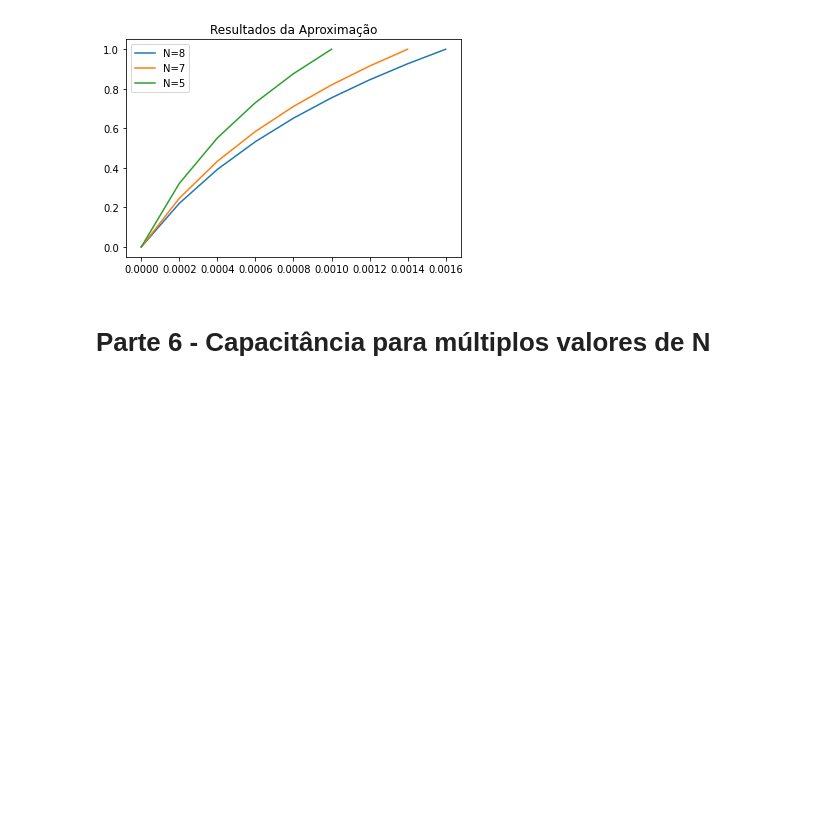
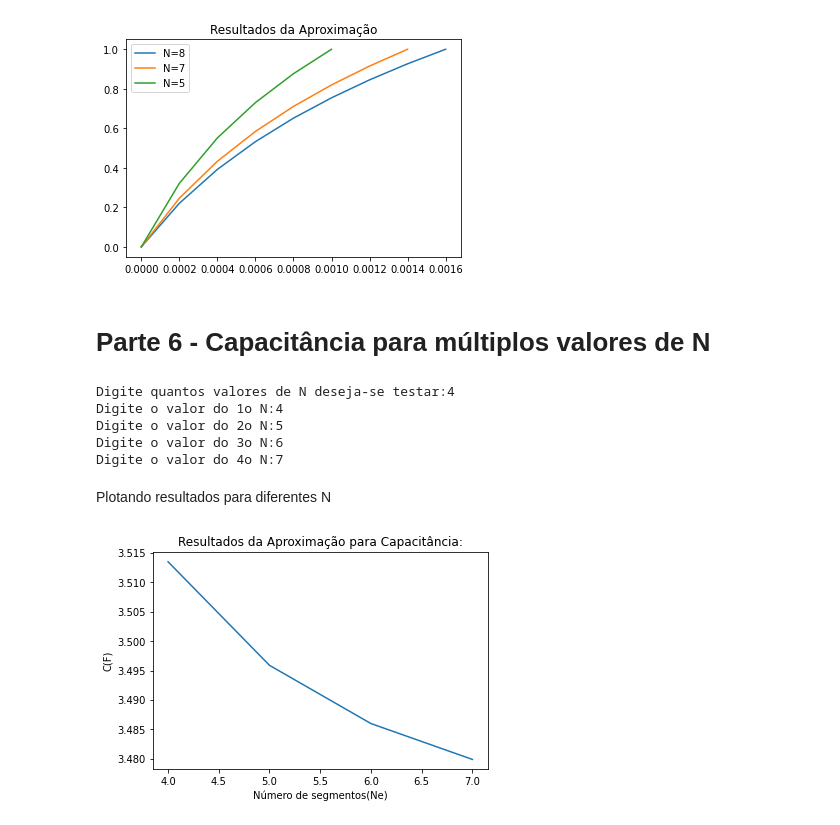
Before and after one commit to caio-mbarbosa/capacitor1Dsimulator, a Jupyter notebook: Capacitor1DSim.ipynb, the cells around one changed output. Cells and saved outputs as stored; diff of their text form; code cells hidden in the pictures; blank space fills up the shorter version.

Commit message:
incluido o cálculo da capacitância, 1a versão finalizado

```diff
--- a/Capacitor1DSim.ipynb
+++ b/Capacitor1DSim.ipynb
@@ -177,16 +177,16 @@ Logo, baseando se na fórmula demonstada anteriormente, posso calcula a capacit
 # %%
-#essa função sera usada para achar a capacitância de todos os pontos passados(pelo resultado dos métodos anteriores) e plotar ela
+#essa função sera usada para achar a capacitância de todos os segmentos juntos
 #de maneira semelhante à feita com as ddps dos nós, vou pegar o valor médio da função epsilon pra computar os valor do epsilon do segmento atual
-def acharCap(ddpsNos, epsilonR, L, le, d, i):
+def acharCap(Ne, epsilonR, L, le, d):
     A = L**2
     epsilonZero = 8.85*(10**(-12))
     dividendo = epsilonZero * A
     divisor = 0
-    Ne = len(ddpsNos)
-    z1 = le*i
-    z2 = le*(i+1)
-    epsilonAtual = (epsilonFunc(epsilonR, z1, d) + epsilonFunc(epsilonR, z2, d))/2
     for i in range(0, Ne):
+        z1 = le*i
+        z2 = le*(i+1)
+        epsilonAtual = (epsilonFunc(epsilonR, z1, d) + epsilonFunc(epsilonR, z2, d)) / (2*epsilonZero)
+
         divisor += le/(epsilonAtual/epsilonZero)
 
     return (dividendo/divisor)
@@ -307,3 +308,43 @@ Digite o N de segmentos:
 [figure]
 # %% [markdown]
 <h1> Parte 6 - Capacitância para múltiplos valores de N
+# %%
+Ntotal = int(input("Digite quantos valores de N deseja-se testar:"))
+
+arrayN = []
+for i in range(0,Ntotal):
+    atual = int(input("Digite o valor do " + str(i+1) + "o N:"))
+    arrayN.append(atual)
+# %% [output]
+Digite quantos valores de N deseja-se testar:4
+Digite o valor do 1o N:4
+Digite o valor do 2o N:5
+Digite o valor do 3o N:6
+Digite o valor do 4o N:7
+# %%
+import numpy as np
+
+d = 10**(-3)
+L = 4*(10**-2)
+epsilonR = 3
+rho = 0
+Vpos = 1
+Vneg = 0
+# %% [markdown]
+Plotando resultados para diferentes N
+# %%
+import matplotlib.pyplot as plt
+cTotais=[]
+for i in range(0, Ntotal):
+    Ne = arrayN[i]
+    le = d/Ne
+    atual = acharCap(Ne, epsilonR, L, le, d)
+    cTotais.append(atual)
+
+plt.plot(arrayN, cTotais)
+plt.title('Resultados da Aproximação para Capacitância:')
+plt.xlabel("Número de segmentos(Ne)")
+plt.ylabel("C(F)")
+plt.show()
+# %% [output]
+[figure, added]
```
Also changed, not shown: parts of 5 cells of this notebook.
